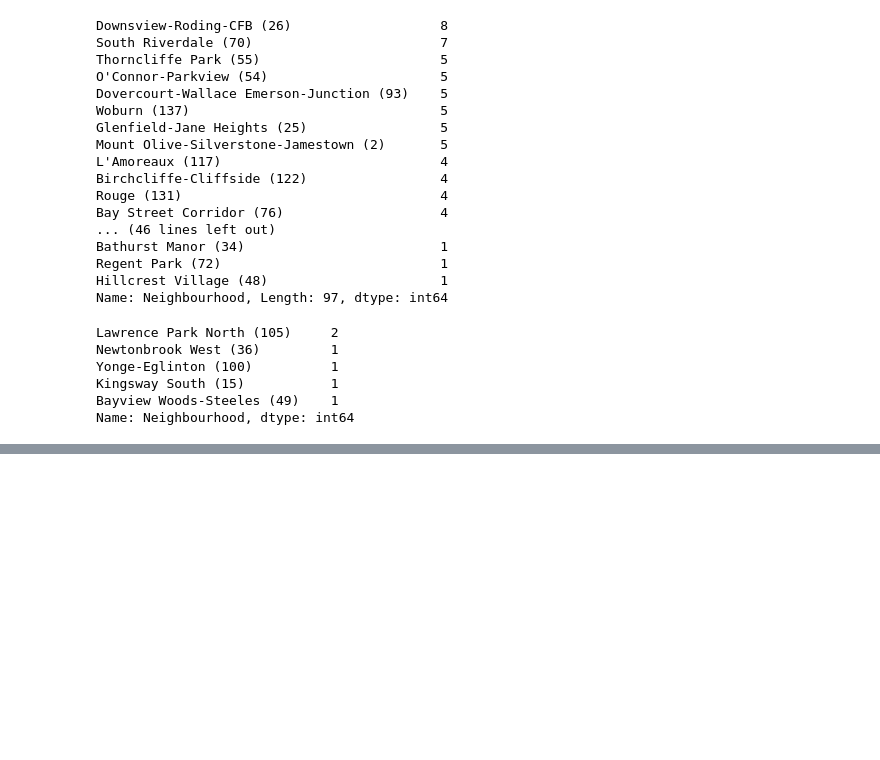
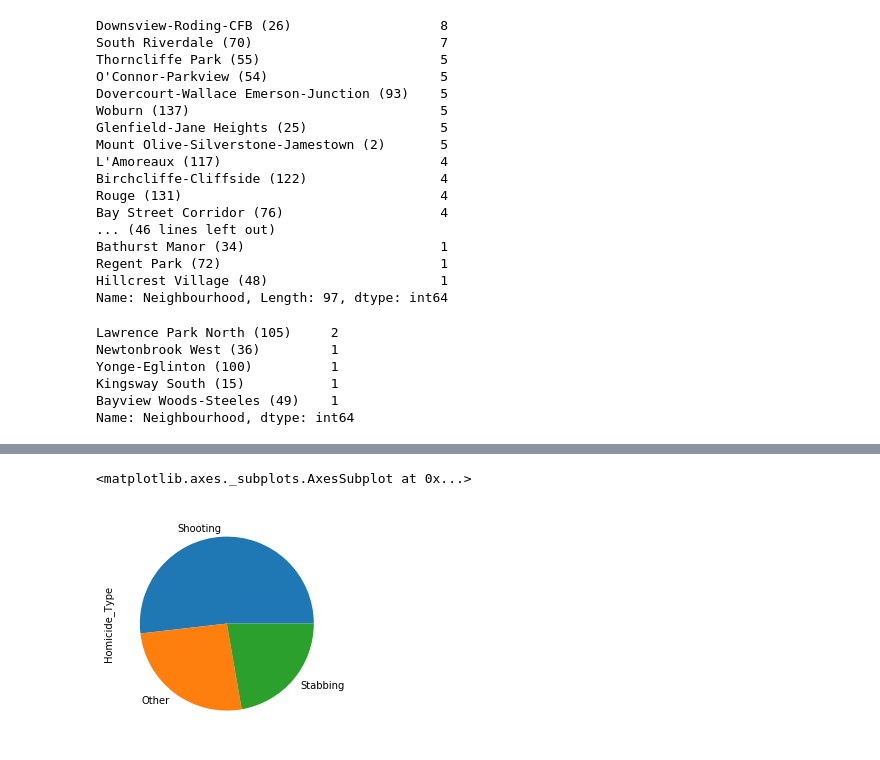
Before and after one commit to soowork/python-programming, a Jupyter notebook: unit-6/data-homework.ipynb, the cells around one changed output, grey strips where cells are left out. Cells and saved outputs as stored; diff of their text form; code cells hidden in the pictures; blank space fills up the shorter version.

```diff
--- a/unit-6/data-homework.ipynb
+++ b/unit-6/data-homework.ipynb
@@ -29,3 +32,7 @@ ObjectId             int64
 dtype: object
 # %%
 #replace the default index with the values of the 'Index_' column
+# type(homicides.index)
+# note default index starts at 0
+# homicides
+homicides.set_index('Index_', inplace=True)
@@ -167,0 +216,2 @@ homicides
+# %%
+homicides['Occurrence_year']= homicides['Occurrence_year'].apply(change_year)
@@ -167,0 +262,6 @@ homicides
+# %%
+# to viz the homicide types
+homicides['Homicide_Type'].value_counts().plot('pie')
+# %% [output]
+<matplotlib.axes._subplots.AxesSubplot at 0x...>
+[figure, added]
```
Also changed, not shown: parts of 9 cells of this notebook, 8 other files.
